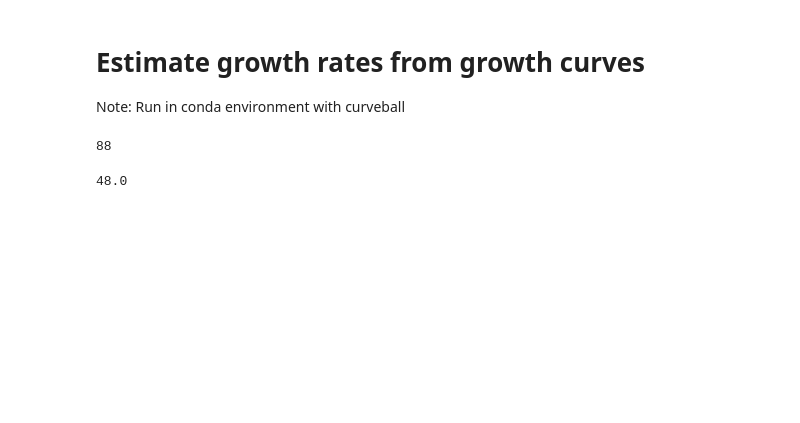
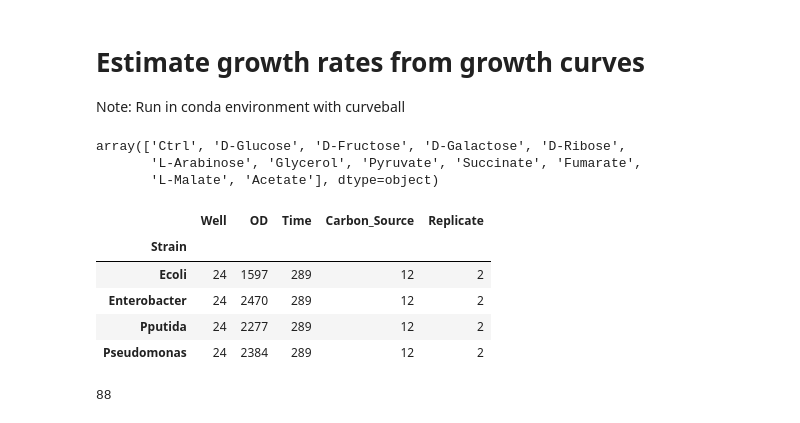
Before and after one commit to sulheim/metabolite-release, a Jupyter notebook: notebooks/1_release_rates/3_vila_et_al/3B_estimate_growth_rates.ipynb, the cells around one changed output. Saved outputs shown, nothing was run; the diff lists cells and outputs as text; code cells hidden in the pictures; blank space fills up the shorter version.

```diff
--- a/notebooks/1_release_rates/3_vila_et_al/3B_estimate_growth_rates.ipynb
+++ b/notebooks/1_release_rates/3_vila_et_al/3B_estimate_growth_rates.ipynb
@@ -15,6 +15,21 @@ growth_df= pd.read_csv(growth_fn)
 growth_df.replace('Psuedomonas', 'Pseudomonas', inplace=True)
 
 peak_df = pd.read_csv(folder / 'growth_curves_peaktimes.csv', index_col=0)
+# %%
+growth_df['Carbon_Source'].unique()
+# %% [output]
+array(['Ctrl', 'D-Glucose', 'D-Fructose', 'D-Galactose', 'D-Ribose',
+       'L-Arabinose', 'Glycerol', 'Pyruvate', 'Succinate', 'Fumarate',
+       'L-Malate', 'Acetate'], dtype=object)
+# %%
+growth_df.groupby('Strain').nunique()
+# %% [output]
+|  | Well | OD | Time | Carbon_Source | Replicate |
+| Strain |  |  |  |  |  |
+| Ecoli | 24 | 1597 | 289 | 12 | 2 |
+| Enterobacter | 24 | 2470 | 289 | 12 | 2 |
+| Pputida | 24 | 2277 | 289 | 12 | 2 |
+| Pseudomonas | 24 | 2384 | 289 | 12 | 2 |
 # %%
 def store_results(strain, cs, well, model_fits = None, idx = None):
     res = {}
@@ -69,7 +84,3 @@ well_to_PT = peak_df.set_index('Well')['Peak time'].to_dict()
 len(well_to_PT)
 # %% [output]
 88
-# %%
-well_to_PT['C04']
-# %% [output]
-48.0
```
Also changed, not shown: parts of 2 cells of this notebook, 3 other files.
